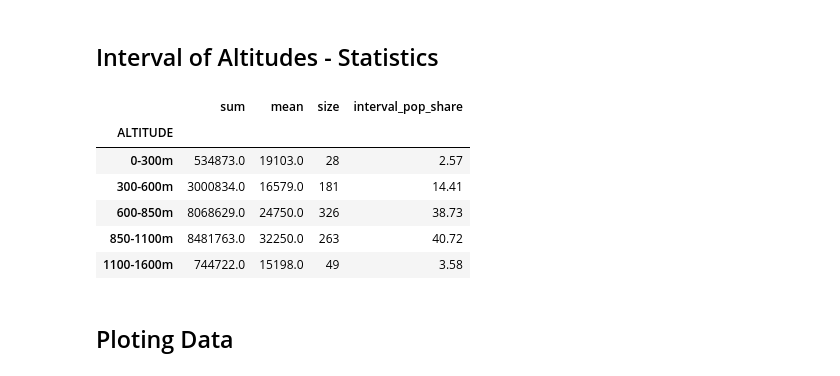
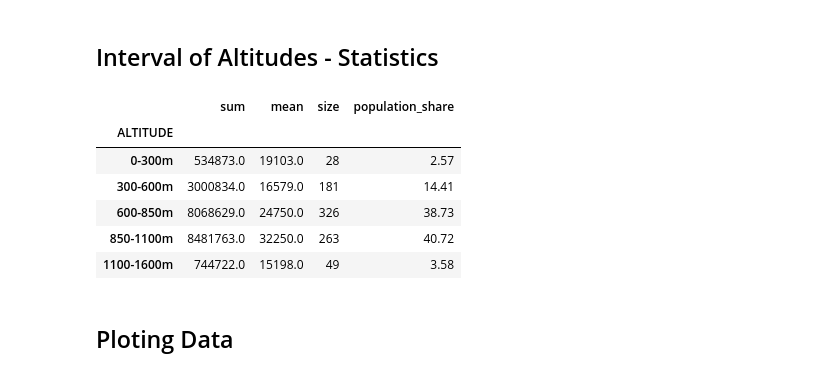
Before and after one commit to JonatasLemos/DataAnalysisProjects, a Jupyter notebook: altitudesAnalysis/MunicipalAltitudePart1.ipynb, the cells around one changed output. Saved outputs shown, nothing was run; the diff lists cells and outputs as text; code cells hidden in the pictures.

```diff
--- a/altitudesAnalysis/MunicipalAltitudePart1.ipynb
+++ b/altitudesAnalysis/MunicipalAltitudePart1.ipynb
@@ -207,13 +205,13 @@ df_altitudes_csv[["MEAN","POPULAÇÃO ESTIMADA"]]
 # %%
 grouped_altitudes = df_altitudes.groupby(["ALTITUDE"])["POPULAÇÃO ESTIMADA"].agg(["sum","mean","size"])
 mg_total_pop = grouped_altitudes["sum"].sum()
-grouped_altitudes["interval_pop_share"] = grouped_altitudes["sum"].apply(lambda x:(x/mg_total_pop)*100)
-grouped_altitudes.sort_values(by="interval_pop_share",ascending=False)
+grouped_altitudes["population_share"] = grouped_altitudes["sum"].apply(lambda x:(x/mg_total_pop)*100)
+grouped_altitudes.sort_values(by="population_share",ascending=False)
 grouped_altitudes[["sum","mean"]] = grouped_altitudes[["sum","mean"]].round(0)
-grouped_altitudes["interval_pop_share"] = grouped_altitudes["interval_pop_share"].round(2)
+grouped_altitudes["population_share"] = grouped_altitudes["population_share"].round(2)
 grouped_altitudes
 # %% [output]
-|  | sum | mean | size | interval_pop_share |
+|  | sum | mean | size | population_share |
 | ALTITUDE |  |  |  |  |
 | 0-300m | 534873.0 | 19103.0 | 28 | 2.57 |
 | 300-600m | 3000834.0 | 16579.0 | 181 | 14.41 |
```
Also changed, not shown: parts of 5 cells of this notebook.
